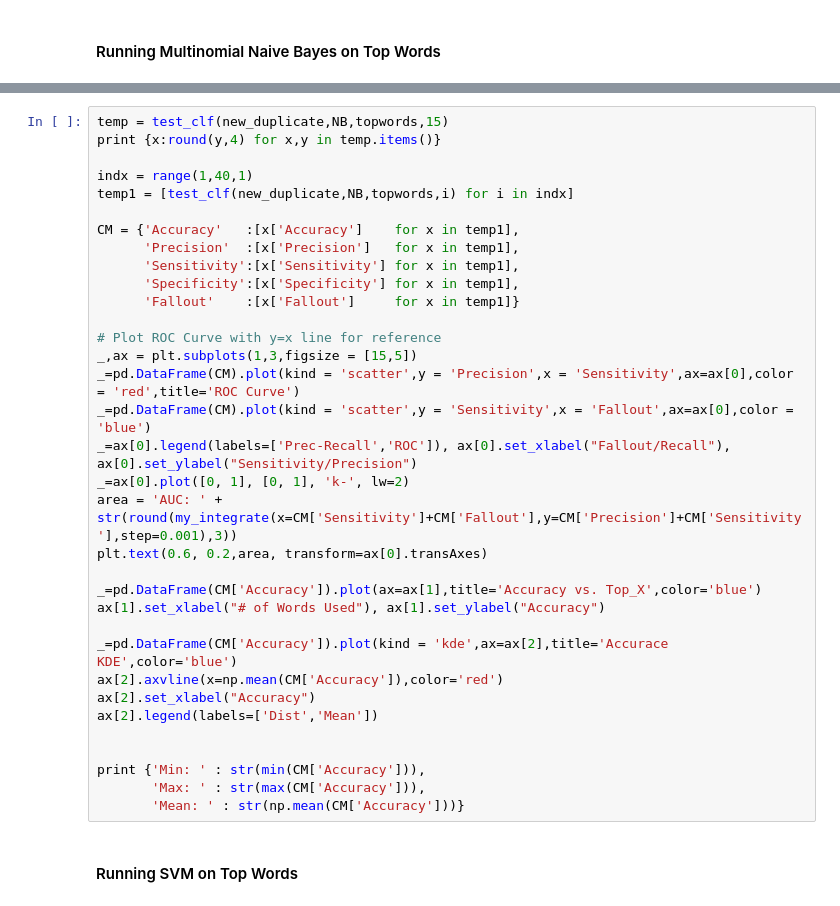
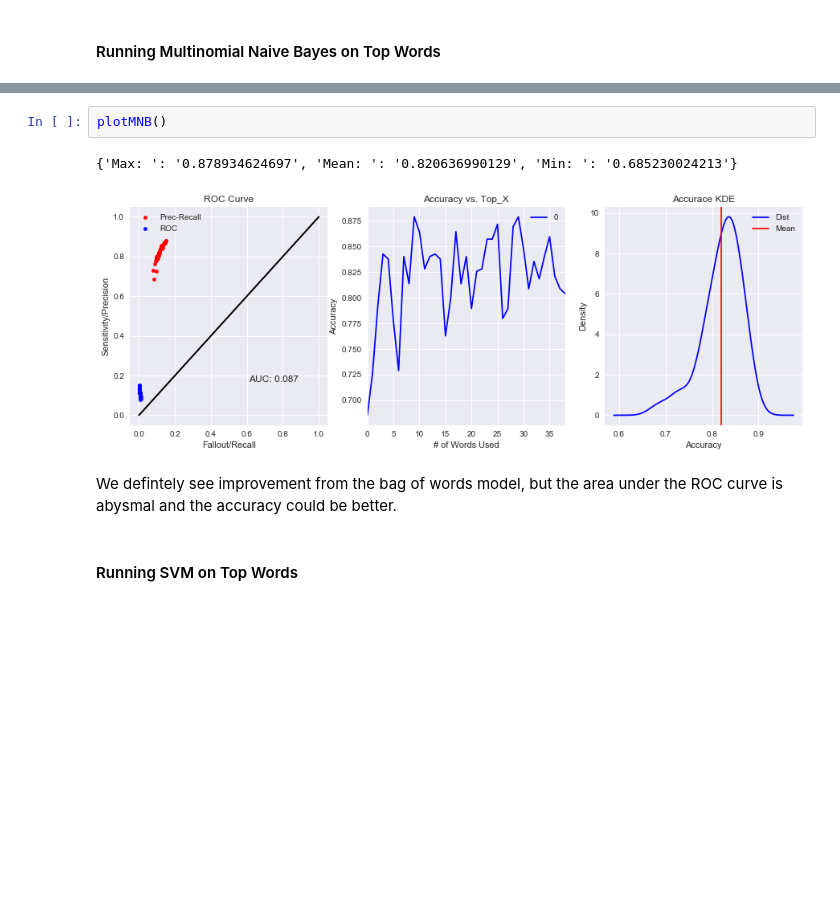
Before and after one commit to dsherma7/MathNet, a Jupyter notebook: Summary.ipynb, the cells around one changed output, grey strips where cells are left out. Saved outputs shown, nothing was run; the diff lists cells and outputs as text; blank space fills up the shorter version.

```diff
--- a/Summary.ipynb
+++ b/Summary.ipynb
@@ -439,37 +128,10 @@ def my_integrate(x,y,step=0.1):
-# %%
-temp = test_clf(new_duplicate,NB,topwords,15)
-print {x:round(y,4) for x,y in temp.items()}
-
-indx = range(1,40,1)
-temp1 = [test_clf(new_duplicate,NB,topwords,i) for i in indx]
-
-CM = {'Accuracy'   :[x['Accuracy']    for x in temp1],
-      'Precision'  :[x['Precision']   for x in temp1],
-      'Sensitivity':[x['Sensitivity'] for x in temp1],
-      'Specificity':[x['Specificity'] for x in temp1],
-      'Fallout'    :[x['Fallout']     for x in temp1]}
-
-# Plot ROC Curve with y=x line for reference
-_,ax = plt.subplots(1,3,figsize = [15,5])
-_=pd.DataFrame(CM).plot(kind = 'scatter',y = 'Precision',x = 'Sensitivity',ax=ax[0],color = 'red',title='ROC Curve')
-_=pd.DataFrame(CM).plot(kind = 'scatter',y = 'Sensitivity',x = 'Fallout',ax=ax[0],color = 'blue')
-_=ax[0].legend(labels=['Prec-Recall','ROC']), ax[0].set_xlabel("Fallout/Recall"), ax[0].set_ylabel("Sensitivity/Precision")
-_=ax[0].plot([0, 1], [0, 1], 'k-', lw=2)
-area = 'AUC: ' + str(round(my_integrate(x=CM['Sensitivity']+CM['Fallout'],y=CM['Precision']+CM['Sensitivity'],step=0.001),3))
-plt.text(0.6, 0.2,area, transform=ax[0].transAxes)
-
-_=pd.DataFrame(CM['Accuracy']).plot(ax=ax[1],title='Accuracy vs. Top_X',color='blue')
-ax[1].set_xlabel("# of Words Used"), ax[1].set_ylabel("Accuracy")
-
-_=pd.DataFrame(CM['Accuracy']).plot(kind = 'kde',ax=ax[2],title='Accurace KDE',color='blue')
-ax[2].axvline(x=np.mean(CM['Accuracy']),color='red')
-ax[2].set_xlabel("Accuracy")
-ax[2].legend(labels=['Dist','Mean'])
-
-
-print {'Min: ' : str(min(CM['Accuracy'])),
-       'Max: ' : str(max(CM['Accuracy'])),
-       'Mean: ' : str(np.mean(CM['Accuracy']))}
+# %%
+plotMNB()
+# %% [output]
+{'Max: ': '0.878934624697', 'Mean: ': '0.820636990129', 'Min: ': '0.685230024213'}
+[figure, added]
+# %% [markdown]
+We defintely see improvement from the bag of words model, but the area under the ROC curve is abysmal and the accuracy could be better.
 # %% [markdown]
 #### Running SVM on Top Words
 # %% [markdown]
```
Also changed, not shown: parts of 63 cells of this notebook, 5 other files.
